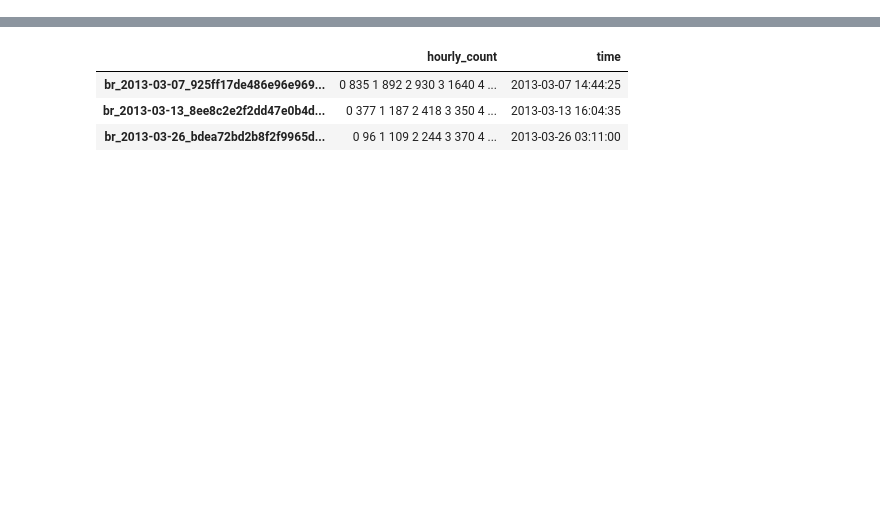
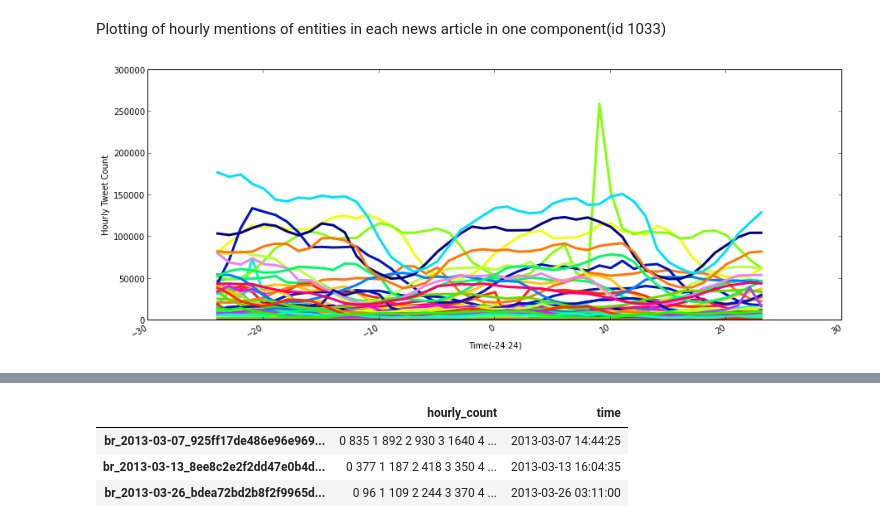
Before and after one commit to yning/tweets, a Jupyter notebook: plot_metric_entity_ngram.ipynb, the cells around one changed output, grey strips where cells are left out. Cells and saved outputs as stored; diff of their text form; code cells hidden in the pictures; blank space fills up the shorter version.

Commit message:
new plotting

```diff
--- a/plot_metric_entity_ngram.ipynb
+++ b/plot_metric_entity_ngram.ipynb
@@ -1,3 +7,9 @@
+# %% [markdown]
+Plotting of hourly mentions of entities in each news article in one component(id 1033)
+# %%
+plot_hourly_tweet_count_from_metrics(tweets_p1, 1033)
+# %% [output]
+[figure, added]
 # %%
 import sys
 import os
```
Also changed, not shown: parts of 5 cells of this notebook.
